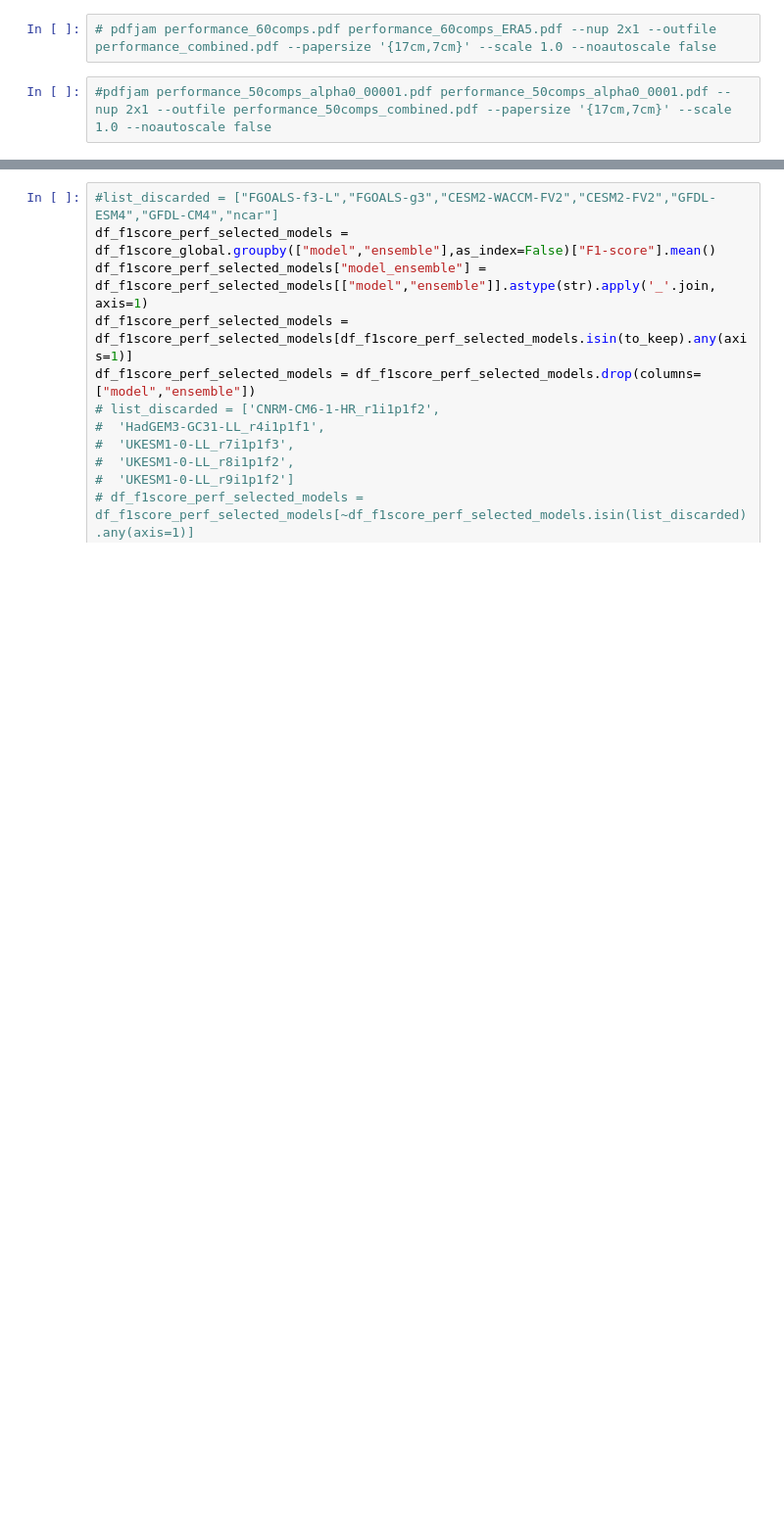
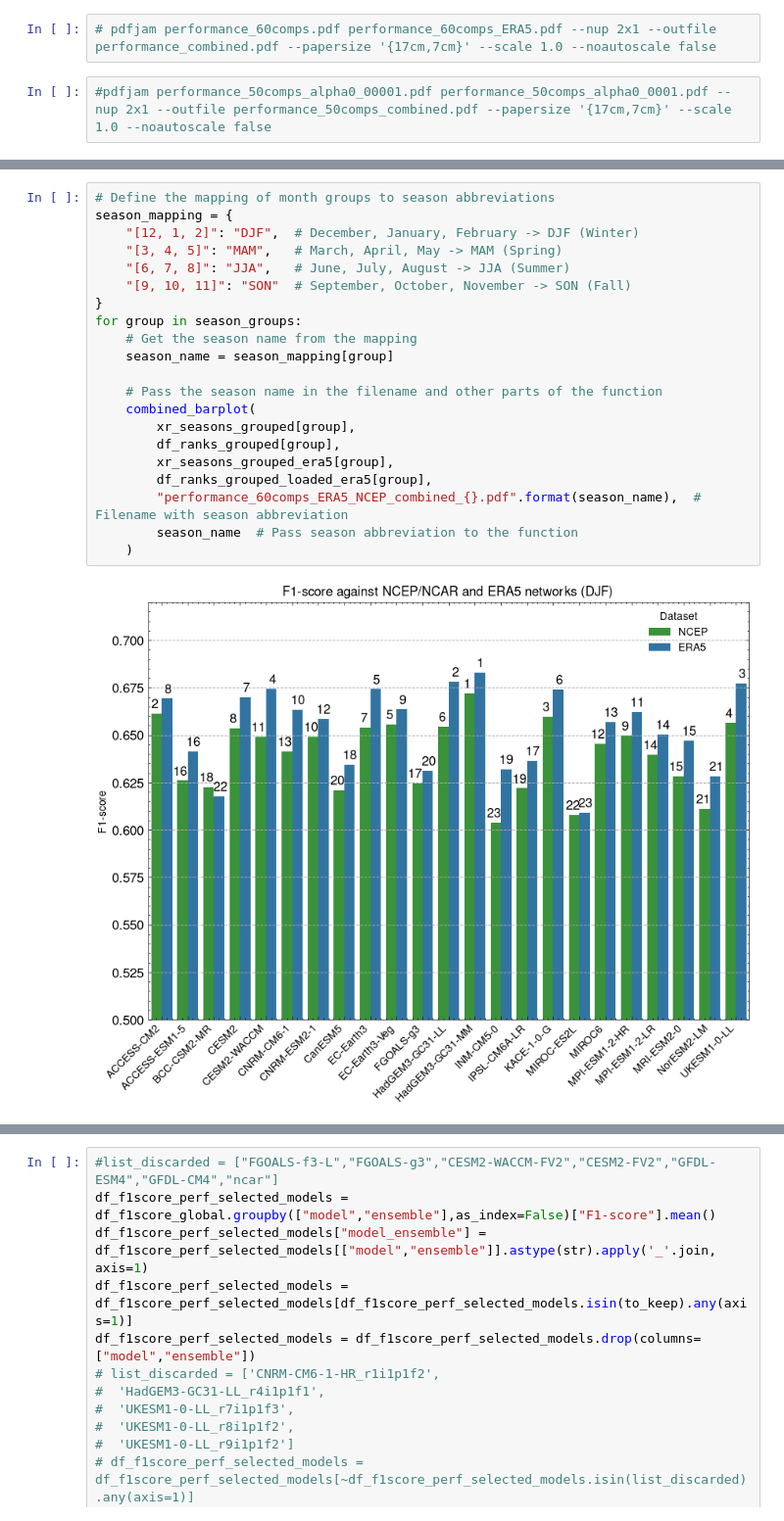
Before and after one commit to EyringMLClimateGroup/debeire25esd_CausalWeighting, a Jupyter notebook: CMIP CME study - PSL timebin1_60comps.ipynb, the cells around one changed output, grey strips where cells are left out. Shown at 98% size. Cells and saved outputs as stored; diff of their text form; blank space fills up the shorter version.

```diff
--- a/CMIP CME study - PSL timebin1_60comps.ipynb
+++ b/CMIP CME study - PSL timebin1_60comps.ipynb
@@ -1183,0 +1306,23 @@ print(f'{corr}, {p_val}')
+# %%
+# Define the mapping of month groups to season abbreviations
+season_mapping = {
+    "[12, 1, 2]": "DJF",  # December, January, February -> DJF (Winter)
+    "[3, 4, 5]": "MAM",   # March, April, May -> MAM (Spring)
+    "[6, 7, 8]": "JJA",   # June, July, August -> JJA (Summer)
+    "[9, 10, 11]": "SON"  # September, October, November -> SON (Fall)
+}
+for group in season_groups:
+    # Get the season name from the mapping
+    season_name = season_mapping[group]
+
+    # Pass the season name in the filename and other parts of the function
+    combined_barplot(
+        xr_seasons_grouped[group],
+        df_ranks_grouped[group],
+        xr_seasons_grouped_era5[group],
+        df_ranks_grouped_loaded_era5[group],
+        "performance_60comps_ERA5_NCEP_combined_{}.pdf".format(season_name),  # Filename with season abbreviation
+        season_name  # Pass season abbreviation to the function
+    )
+# %% [output]
+[figure, added]
```
Also changed, not shown: parts of 9 cells of this notebook, 2 other files.
